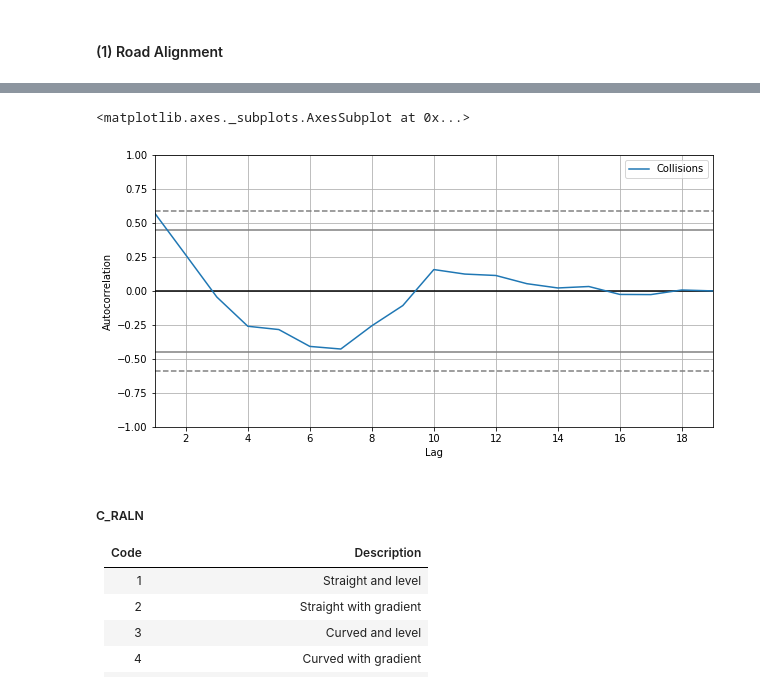
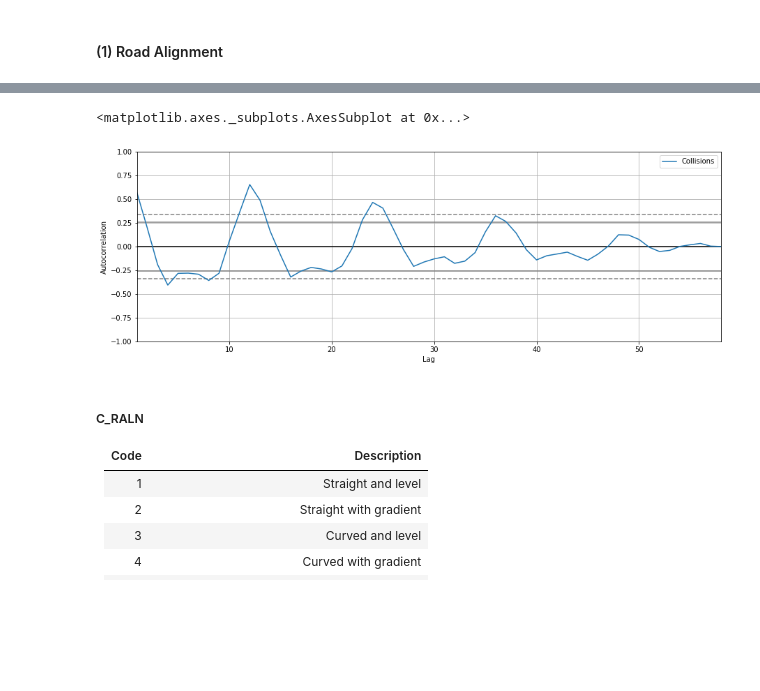
Before and after one commit to rynho/3250-G3, a Jupyter notebook: jupyterNB/G3_Project_Boris.ipynb, the cells around one changed output, grey strips where cells are left out. Drawn from its saved outputs; the diff is of its cells as text; code cells hidden in the pictures; blank space fills up the shorter version.

```diff
--- a/jupyterNB/G3_Project_Boris.ipynb
+++ b/jupyterNB/G3_Project_Boris.ipynb
@@ -24,7 +24,7 @@ from numpy import nan as NA
 # %%
 #accident = pd.read_csv('NCDB_1999_to_2014.csv', engine = 'python')
 #accident = pd.read_csv('NCDB_1999_to_2014_s.csv', engine = 'python')
-accident = pd.read_csv('../../data/NCDB_1999_to_2014_s.csv', engine = 'python') #-- small
+accident = pd.read_csv('../../data/small/NCDB_1999_to_2014-000.csv', engine = 'python') #-- small
 #accident = pd.read_csv('../../data/NCDB_1999_to_2014.csv', engine = 'python') # -- full
 # %%
 #replace all column head to lower case.
@@ -252,10 +252,10 @@ df_m.plot(figsize=(10,5))
 # %%
 from pandas.plotting import autocorrelation_plot
-plt.figure(figsize=(10,5))
+plt.figure(figsize=(15,5))
 autocorrelation_plot(df_m,label='Collisions')
 # %% [output]
 <matplotlib.axes._subplots.AxesSubplot at 0x...>
-[figure, old version]
+[figure, new version]
 # %% [markdown]
 ##### C_RALN
 <div markdown style="float:left">
```
Also changed, not shown: parts of 10 cells of this notebook.
